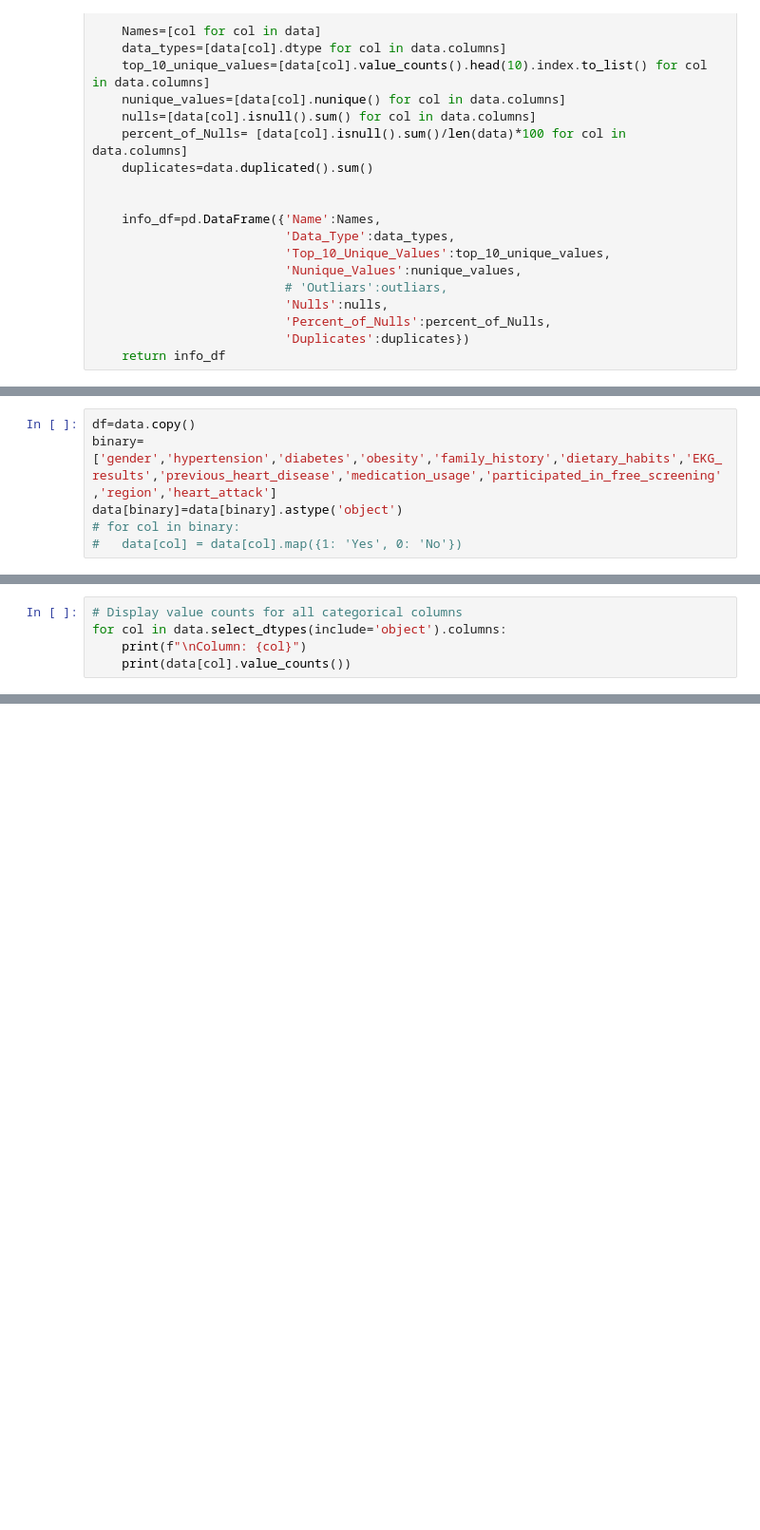
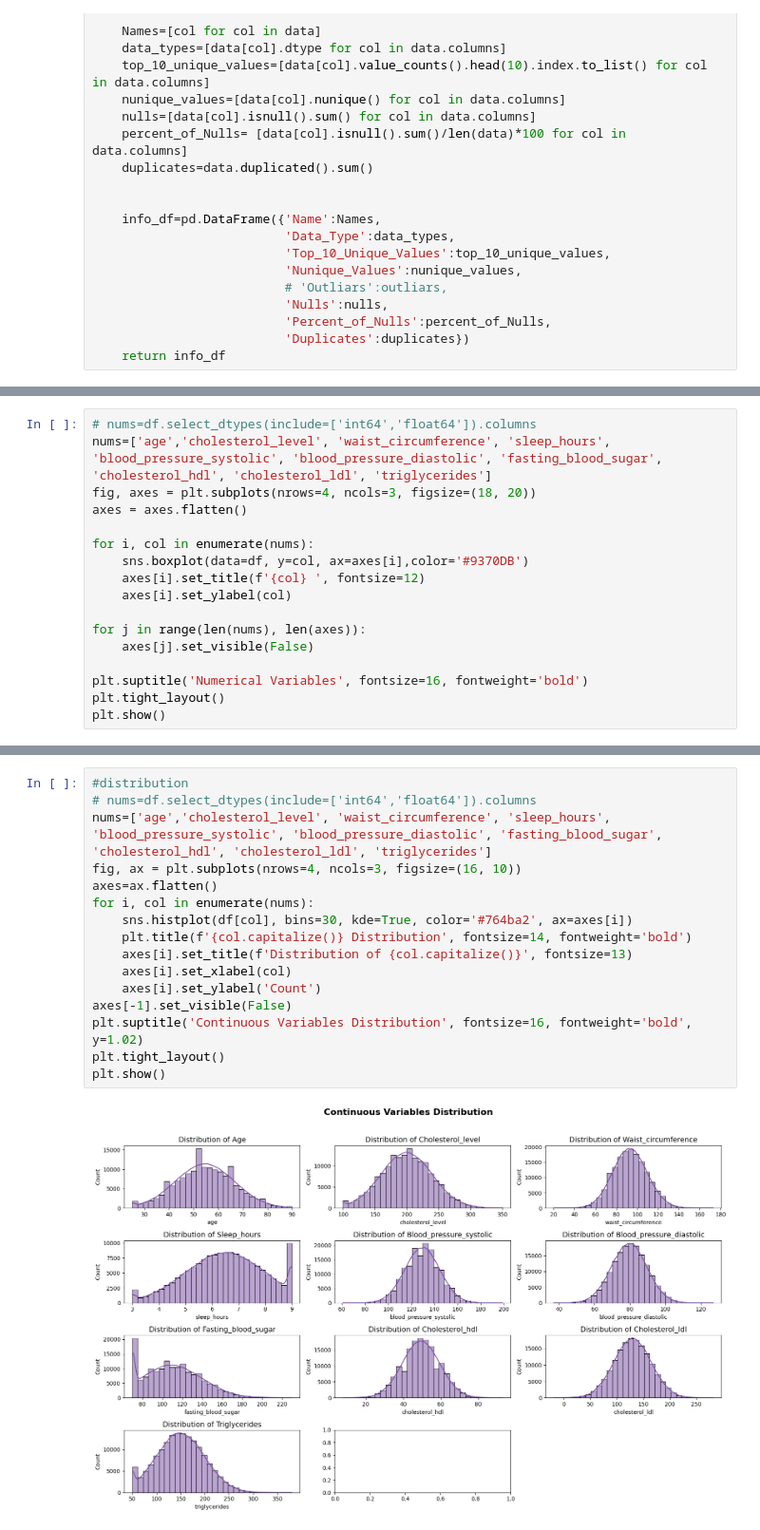
Before and after one commit to asmaa0702/Heart-Attack, a Jupyter notebook: python/HeartAttack.ipynb, the cells around one changed output, grey strips where cells are left out. Shown at 95% size. Saved outputs shown, nothing was run; the diff lists cells and outputs as text; blank space fills up the shorter version.

```diff
--- a/python/HeartAttack.ipynb
+++ b/python/HeartAttack.ipynb
@@ -160,6 +75,0 @@ data_info(data)
-# %%
-df=data.copy()
-binary=['gender','hypertension','diabetes','obesity','family_history','dietary_habits','EKG_results','previous_heart_disease','medication_usage','participated_in_free_screening','region','heart_attack']
-data[binary]=data[binary].astype('object')
-# for col in binary:
-#   data[col] = data[col].map({1: 'Yes', 0: 'No'})
@@ -269,5 +75,0 @@ data_info(data)
-# %%
-# Display value counts for all categorical columns
-for col in data.select_dtypes(include='object').columns:
-    print(f"\nColumn: {col}")
-    print(data[col].value_counts())
@@ -858,0 +156,17 @@ data=df.copy()
+# %%
+# nums=df.select_dtypes(include=['int64','float64']).columns
+nums=['age','cholesterol_level', 'waist_circumference', 'sleep_hours', 'blood_pressure_systolic', 'blood_pressure_diastolic', 'fasting_blood_sugar', 'cholesterol_hdl', 'cholesterol_ldl', 'triglycerides']
+fig, axes = plt.subplots(nrows=4, ncols=3, figsize=(18, 20))
+axes = axes.flatten()
+
+for i, col in enumerate(nums):
+    sns.boxplot(data=df, y=col, ax=axes[i],color='#9370DB')
+    axes[i].set_title(f'{col} ', fontsize=12)
+    axes[i].set_ylabel(col)
+
+for j in range(len(nums), len(axes)):
+    axes[j].set_visible(False)
+
+plt.suptitle('Numerical Variables', fontsize=16, fontweight='bold')
+plt.tight_layout()
+plt.show()
@@ -858,0 +175,18 @@ data=df.copy()
+# %%
+#distribution
+# nums=df.select_dtypes(include=['int64','float64']).columns
+nums=['age','cholesterol_level', 'waist_circumference', 'sleep_hours', 'blood_pressure_systolic', 'blood_pressure_diastolic', 'fasting_blood_sugar', 'cholesterol_hdl', 'cholesterol_ldl', 'triglycerides']
+fig, ax = plt.subplots(nrows=4, ncols=3, figsize=(16, 10))
+axes=ax.flatten()
+for i, col in enumerate(nums):
+    sns.histplot(df[col], bins=30, kde=True, color='#764ba2', ax=axes[i])
+    plt.title(f'{col.capitalize()} Distribution', fontsize=14, fontweight='bold')
+    axes[i].set_title(f'Distribution of {col.capitalize()}', fontsize=13)
+    axes[i].set_xlabel(col)
+    axes[i].set_ylabel('Count')
+axes[-1].set_visible(False)
+plt.suptitle('Continuous Variables Distribution', fontsize=16, fontweight='bold', y=1.02)
+plt.tight_layout()
+plt.show()
+# %% [output]
+[figure, added]
```
Also changed, not shown: parts of 75 cells of this notebook.
